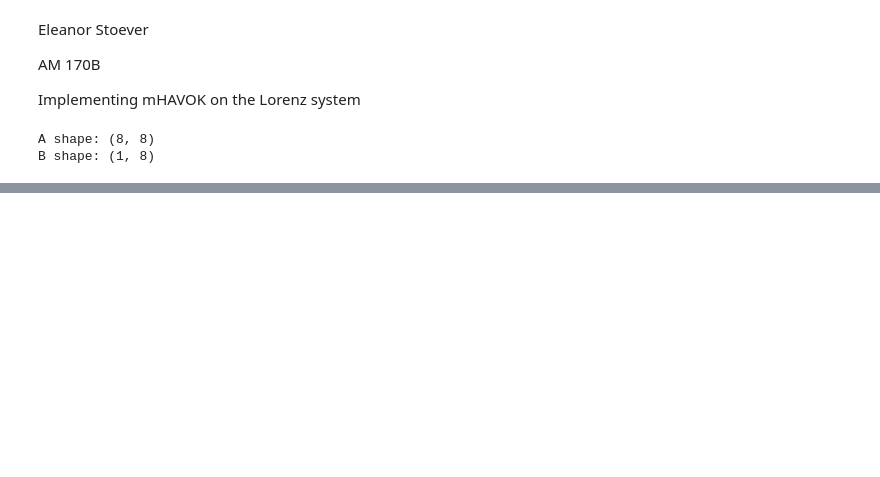
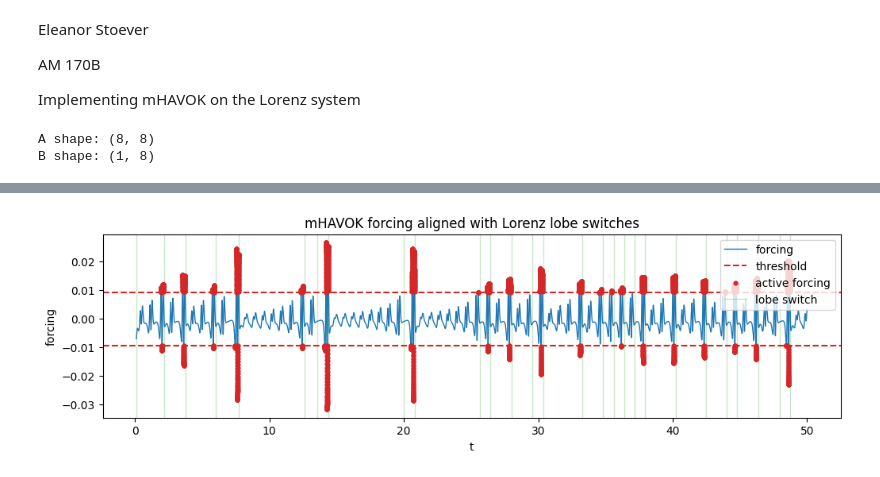
Before and after one commit to ayush-manocha/am170b-final-project, a Jupyter notebook: mHAVOK_lorenz.ipynb, the cells around one changed output, grey strips where cells are left out. Drawn from its saved outputs; the diff is of its cells as text; code cells hidden in the pictures; blank space fills up the shorter version.

```diff
--- a/mHAVOK_lorenz.ipynb
+++ b/mHAVOK_lorenz.ipynb
@@ -140,0 +180,24 @@ plt.show()
+# %%
+# Plot forcing activity against true lobe switches
+plt.figure(figsize=(12, 3))
+plt.plot(time_havok, forcing, label="forcing", lw=1.0)
+plt.axhline(forcing_threshold, color="tab:red", linestyle="--", label="threshold")
+plt.axhline(-forcing_threshold, color="tab:red", linestyle="--")
+plt.scatter(
+    time_havok[active_forcing],
+    forcing[active_forcing],
+    color="tab:red",
+    s=12,
+    label="active forcing",
+    zorder=3,
+)
+for idx, switch_time in enumerate(switch_times):
+    label = "lobe switch" if idx == 0 else None
+    plt.axvline(switch_time, color="tab:green", alpha=0.25, linewidth=1.0, label=label)
+plt.title("mHAVOK forcing aligned with Lorenz lobe switches")
+plt.xlabel("t")
+plt.ylabel("forcing")
+plt.legend(loc="upper right")
+plt.show()
+# %% [output]
+[figure, added]
```
Also changed, not shown: parts of 11 cells of this notebook, 3 other files.
